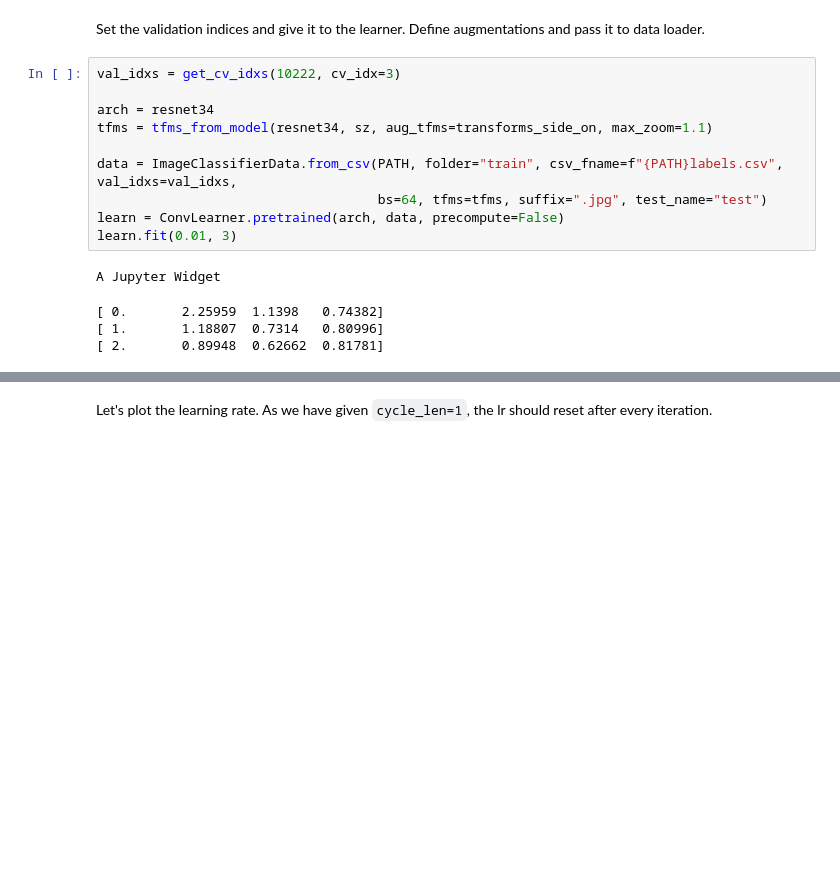
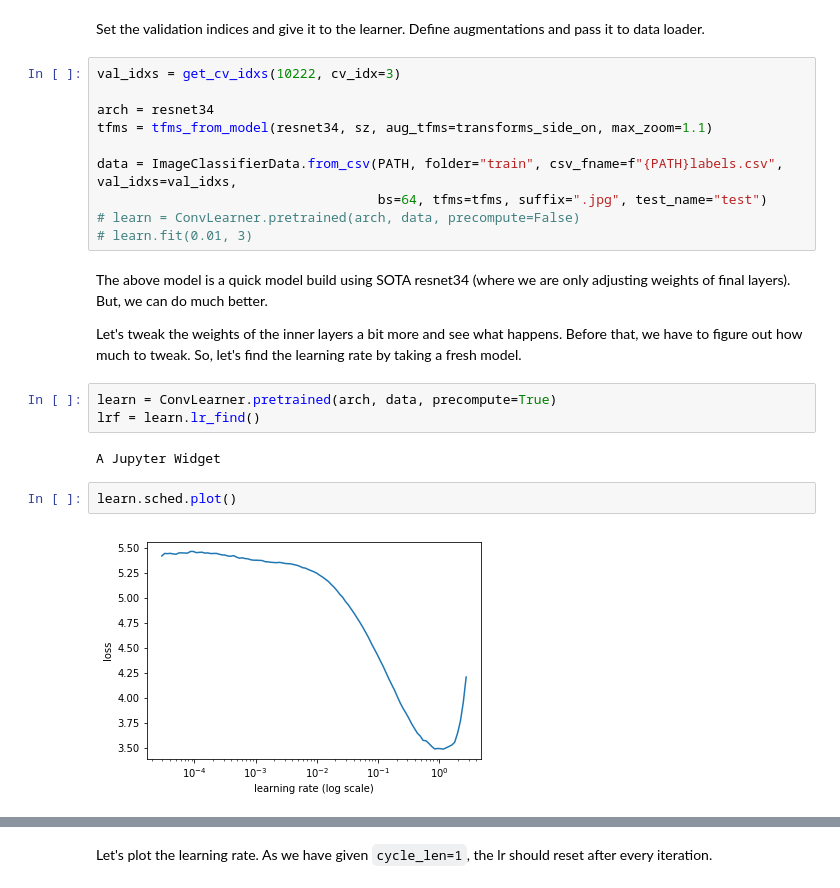
Before and after one commit to binga/fastai_notes, a Jupyter notebook: competitions/dogbreeds/DogBreeds.ipynb, the cells around one changed output, grey strips where cells are left out. Saved outputs shown, nothing was run; the diff lists cells and outputs as text; blank space fills up the shorter version.

```diff
--- a/competitions/dogbreeds/DogBreeds.ipynb
+++ b/competitions/dogbreeds/DogBreeds.ipynb
@@ -32,10 +32,18 @@ tfms = tfms_from_model(resnet34, sz, aug_tfms=transforms_side_on, max_zoom=1.1)
 
 data = ImageClassifierData.from_csv(PATH, folder="train", csv_fname=f"{PATH}labels.csv", val_idxs=val_idxs,
                                     bs=64, tfms=tfms, suffix=".jpg", test_name="test")
-learn = ConvLearner.pretrained(arch, data, precompute=False)
-learn.fit(0.01, 3)
+# learn = ConvLearner.pretrained(arch, data, precompute=False)
+# learn.fit(0.01, 3)
-# %% [output]
-A Jupyter Widget
-[ 0.       2.25959  1.1398   0.74382]
-[ 1.       1.18807  0.7314   0.80996]
-[ 2.       0.89948  0.62662  0.81781]
+# %% [markdown]
+The above model is a quick model build using SOTA resnet34 (where we are only adjusting weights of final layers). But, we can do much better.
+
+Let's tweak the weights of the inner layers a bit more and see what happens. Before that, we have to figure out how much to tweak. So, let's find the learning rate by taking a fresh model.
+# %%
+learn = ConvLearner.pretrained(arch, data, precompute=True)
+lrf = learn.lr_find()
+# %% [output]
+A Jupyter Widget
+# %%
+learn.sched.plot()
+# %% [output]
+[figure, added]
```
Also changed, not shown: parts of 8 cells of this notebook.
